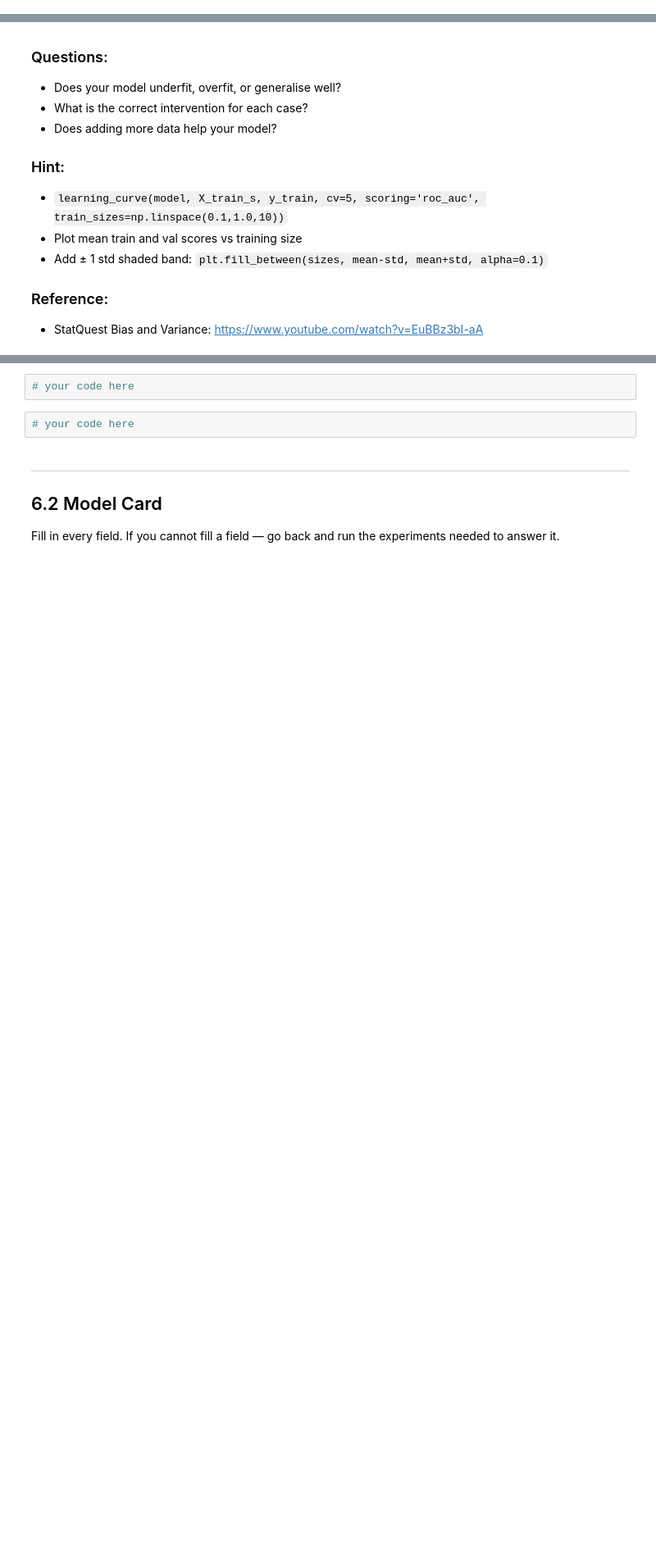
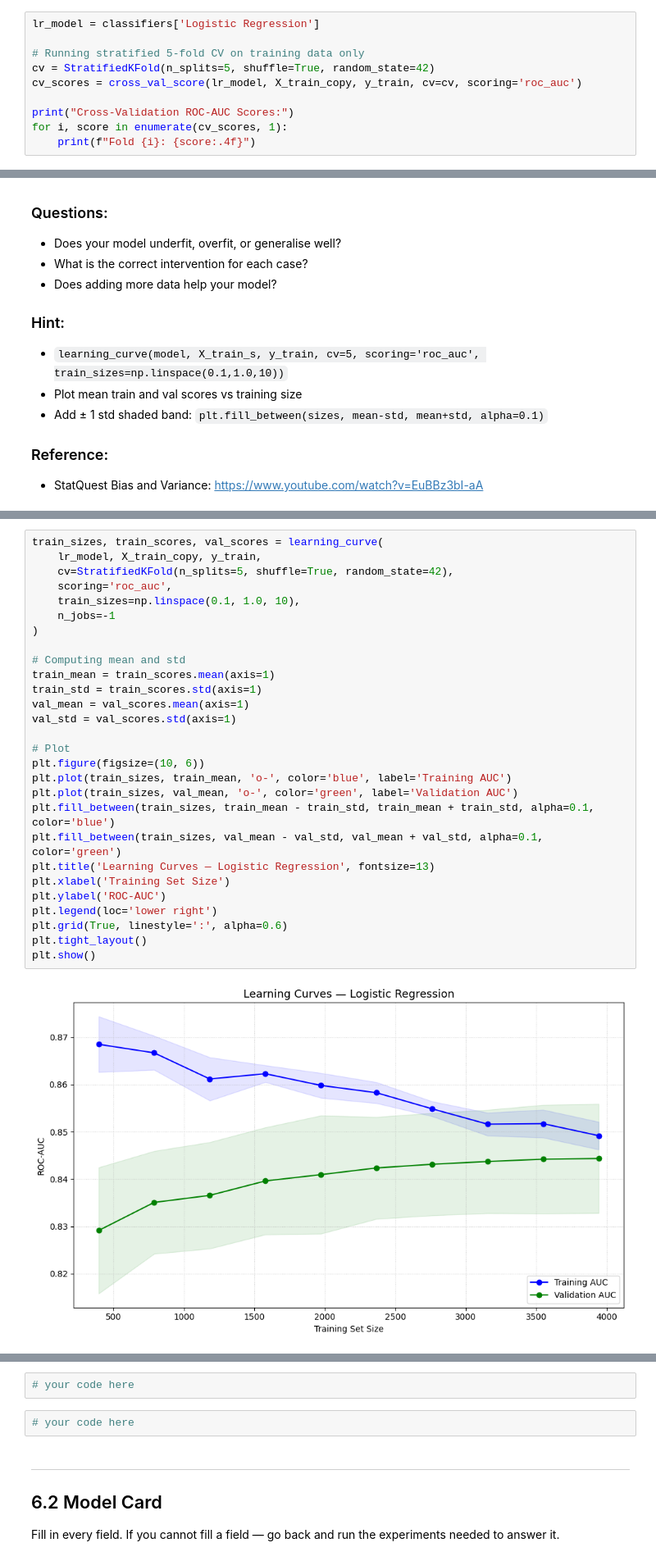
Before and after one commit to Sulav-Koirala/AI-Fellowship-Assignments, a Jupyter notebook: Week 4/W4_Linear_Models_Assignment.ipynb, the cells around one changed output, grey strips where cells are left out. Shown at 82% size. Saved outputs shown, nothing was run; the diff lists cells and outputs as text; blank space fills up the shorter version.

```diff
--- a/Week 4/W4_Linear_Models_Assignment.ipynb
+++ b/Week 4/W4_Linear_Models_Assignment.ipynb
@@ -1600,0 +1601,10 @@ Run stratified k-fold cross-validation on your best classifier. Compare CV AUC t
+# %%
+lr_model = classifiers['Logistic Regression']
+
+# Running stratified 5-fold CV on training data only
+cv = StratifiedKFold(n_splits=5, shuffle=True, random_state=42)
+cv_scores = cross_val_score(lr_model, X_train_copy, y_train, cv=cv, scoring='roc_auc')
+
+print("Cross-Validation ROC-AUC Scores:")
+for i, score in enumerate(cv_scores, 1):
+    print(f"Fold {i}: {score:.4f}")
@@ -1624,0 +1670,30 @@ Plot learning curves: training score and validation score as a function of train
+# %%
+train_sizes, train_scores, val_scores = learning_curve(
+    lr_model, X_train_copy, y_train,
+    cv=StratifiedKFold(n_splits=5, shuffle=True, random_state=42),
+    scoring='roc_auc',
+    train_sizes=np.linspace(0.1, 1.0, 10),
+    n_jobs=-1
+)
+
+# Computing mean and std
+train_mean = train_scores.mean(axis=1)
+train_std = train_scores.std(axis=1)
+val_mean = val_scores.mean(axis=1)
+val_std = val_scores.std(axis=1)
+
+# Plot
+plt.figure(figsize=(10, 6))
+plt.plot(train_sizes, train_mean, 'o-', color='blue', label='Training AUC')
+plt.plot(train_sizes, val_mean, 'o-', color='green', label='Validation AUC')
+plt.fill_between(train_sizes, train_mean - train_std, train_mean + train_std, alpha=0.1, color='blue')
+plt.fill_between(train_sizes, val_mean - val_std, val_mean + val_std, alpha=0.1, color='green')
+plt.title('Learning Curves — Logistic Regression', fontsize=13)
+plt.xlabel('Training Set Size')
+plt.ylabel('ROC-AUC')
+plt.legend(loc='lower right')
+plt.grid(True, linestyle=':', alpha=0.6)
+plt.tight_layout()
+plt.show()
+# %% [output]
+[figure, added]
```
Also changed, not shown: parts of 32 cells of this notebook.
